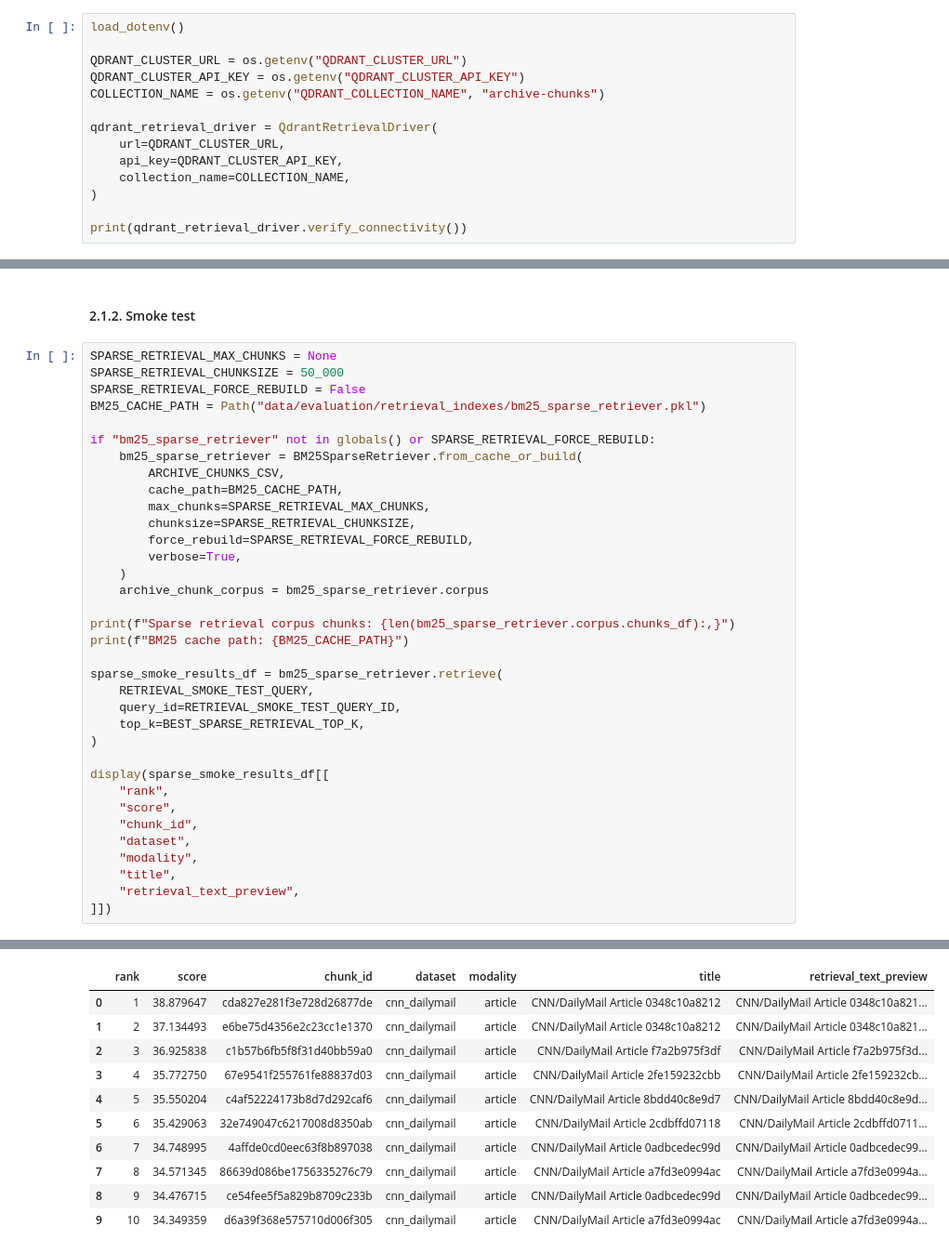
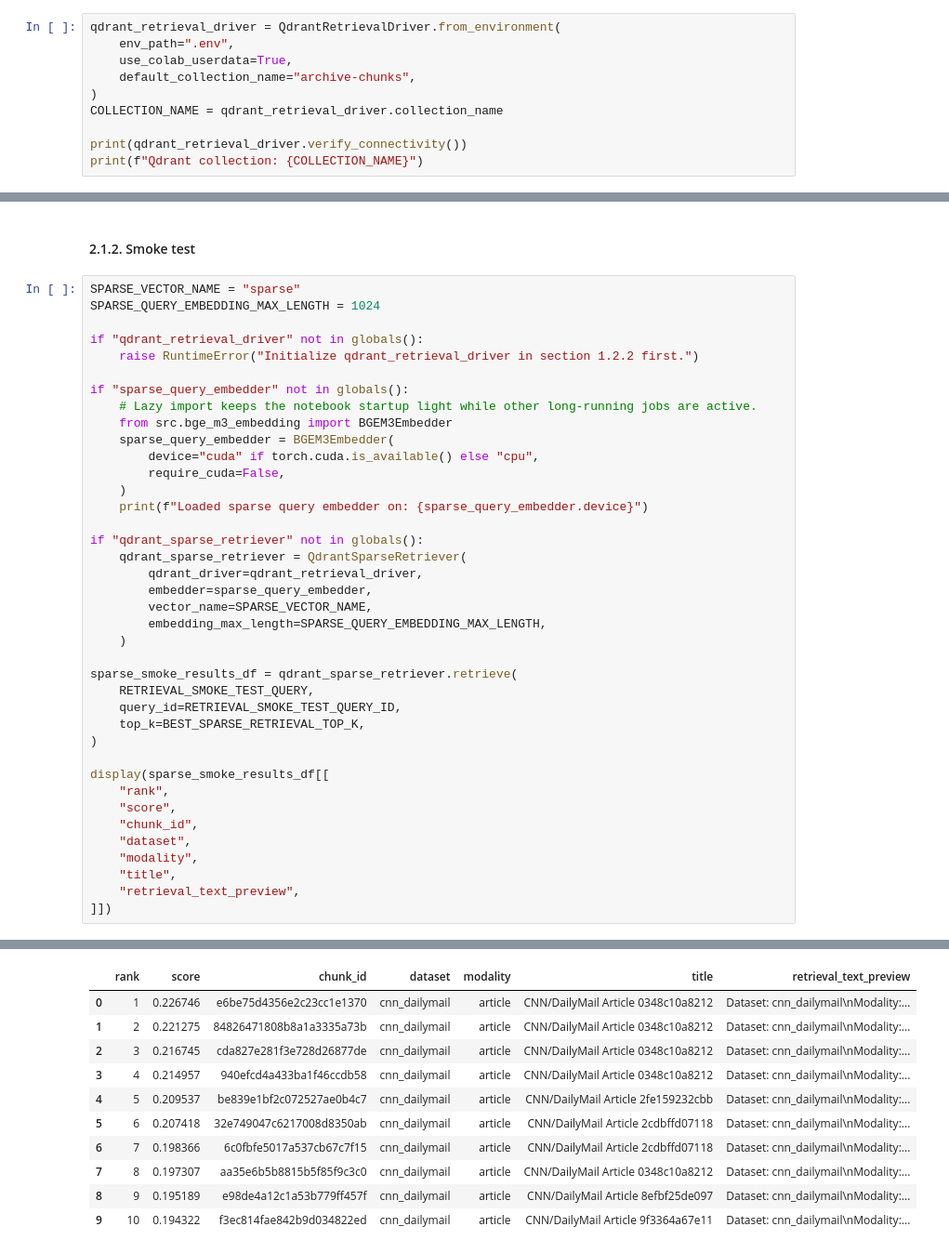
Before and after one commit to plminh-sdh/Design-and-Evaluation-of-Secure-Retrieval-Augmented-Systems-for-Large-Scale-Digital-Archives, a Jupyter notebook: Retrieval Component.ipynb, the cells around one changed output, grey strips where cells are left out. Shown at 93% size. Saved outputs shown, nothing was run; the diff lists cells and outputs as text.

Commit message:
fix sparse retrieval

```diff
--- a/Retrieval Component.ipynb
+++ b/Retrieval Component.ipynb
@@ -98,16 +100,12 @@ Run this section if you are running this notebook on Google Colab. Otherwise, ru
 # %% [markdown]
 #### 1.2.2. Local Setup
 # %%
-load_dotenv()
-
-QDRANT_CLUSTER_URL = os.getenv("QDRANT_CLUSTER_URL")
-QDRANT_CLUSTER_API_KEY = os.getenv("QDRANT_CLUSTER_API_KEY")
-COLLECTION_NAME = os.getenv("QDRANT_COLLECTION_NAME", "archive-chunks")
-
-qdrant_retrieval_driver = QdrantRetrievalDriver(
-    url=QDRANT_CLUSTER_URL,
-    api_key=QDRANT_CLUSTER_API_KEY,
-    collection_name=COLLECTION_NAME,
+qdrant_retrieval_driver = QdrantRetrievalDriver.from_environment(
+    env_path=".env",
+    use_colab_userdata=True,
+    default_collection_name="archive-chunks",
 )
+COLLECTION_NAME = qdrant_retrieval_driver.collection_name
 
 print(qdrant_retrieval_driver.verify_connectivity())
+print(f"Qdrant collection: {COLLECTION_NAME}")
@@ -177,26 +173,30 @@ Using smoke-test sparse top-k: 10
 # %% [markdown]
 #### 2.1.2. Smoke test
 # %%
-SPARSE_RETRIEVAL_MAX_CHUNKS = None
-SPARSE_RETRIEVAL_CHUNKSIZE = 50_000
-SPARSE_RETRIEVAL_FORCE_REBUILD = False
-BM25_CACHE_PATH = Path("data/evaluation/retrieval_indexes/bm25_sparse_retriever.pkl")
+SPARSE_VECTOR_NAME = "sparse"
+SPARSE_QUERY_EMBEDDING_MAX_LENGTH = 1024
 
-if "bm25_sparse_retriever" not in globals() or SPARSE_RETRIEVAL_FORCE_REBUILD:
-    bm25_sparse_retriever = BM25SparseRetriever.from_cache_or_build(
-        ARCHIVE_CHUNKS_CSV,
-        cache_path=BM25_CACHE_PATH,
-        max_chunks=SPARSE_RETRIEVAL_MAX_CHUNKS,
-        chunksize=SPARSE_RETRIEVAL_CHUNKSIZE,
-        force_rebuild=SPARSE_RETRIEVAL_FORCE_REBUILD,
-        verbose=True,
+if "qdrant_retrieval_driver" not in globals():
+    raise RuntimeError("Initialize qdrant_retrieval_driver in section 1.2.2 first.")
+
+if "sparse_query_embedder" not in globals():
+    # Lazy import keeps the notebook startup light while other long-running jobs are active.
+    from src.bge_m3_embedding import BGEM3Embedder
+    sparse_query_embedder = BGEM3Embedder(
+        device="cuda" if torch.cuda.is_available() else "cpu",
+        require_cuda=False,
     )
-    archive_chunk_corpus = bm25_sparse_retriever.corpus
+    print(f"Loaded sparse query embedder on: {sparse_query_embedder.device}")
 
-print(f"Sparse retrieval corpus chunks: {len(bm25_sparse_retriever.corpus.chunks_df):,}")
-print(f"BM25 cache path: {BM25_CACHE_PATH}")
+if "qdrant_sparse_retriever" not in globals():
+    qdrant_sparse_retriever = QdrantSparseRetriever(
+        qdrant_driver=qdrant_retrieval_driver,
+        embedder=sparse_query_embedder,
+        vector_name=SPARSE_VECTOR_NAME,
+        embedding_max_length=SPARSE_QUERY_EMBEDDING_MAX_LENGTH,
+    )
 
-sparse_smoke_results_df = bm25_sparse_retriever.retrieve(
+sparse_smoke_results_df = qdrant_sparse_retriever.retrieve(
     RETRIEVAL_SMOKE_TEST_QUERY,
     query_id=RETRIEVAL_SMOKE_TEST_QUERY_ID,
     top_k=BEST_SPARSE_RETRIEVAL_TOP_K,
@@ -217,14 +215,14 @@ BM25 cache path: data\evaluation\retrieval_indexes\bm25_sparse_retriever.pkl
 |  | rank | score | chunk_id | dataset | modality | title | retrieval_text_preview |
-| 0 | 1 | 38.879647 | cda827e281f3e728d26877de | cnn_dailymail | article | CNN/DailyMail Article 0348c10a8212 | CNN/DailyMail Article 0348c10a821... |
-| 1 | 2 | 37.134493 | e6be75d4356e2c23cc1e1370 | cnn_dailymail | article | CNN/DailyMail Article 0348c10a8212 | CNN/DailyMail Article 0348c10a821... |
-| 2 | 3 | 36.925838 | c1b57b6fb5f8f31d40bb59a0 | cnn_dailymail | article | CNN/DailyMail Article f7a2b975f3df | CNN/DailyMail Article f7a2b975f3d... |
-| 3 | 4 | 35.772750 | 67e9541f255761fe88837d03 | cnn_dailymail | article | CNN/DailyMail Article 2fe159232cbb | CNN/DailyMail Article 2fe159232cb... |
-| 4 | 5 | 35.550204 | c4af52224173b8d7d292caf6 | cnn_dailymail | article | CNN/DailyMail Article 8bdd40c8e9d7 | CNN/DailyMail Article 8bdd40c8e9d... |
-| 5 | 6 | 35.429063 | 32e749047c6217008d8350ab | cnn_dailymail | article | CNN/DailyMail Article 2cdbffd07118 | CNN/DailyMail Article 2cdbffd0711... |
-| 6 | 7 | 34.748995 | 4affde0cd0eec63f8b897038 | cnn_dailymail | article | CNN/DailyMail Article 0adbcedec99d | CNN/DailyMail Article 0adbcedec99... |
-| 7 | 8 | 34.571345 | 86639d086be1756335276c79 | cnn_dailymail | article | CNN/DailyMail Article a7fd3e0994ac | CNN/DailyMail Article a7fd3e0994a... |
-| 8 | 9 | 34.476715 | ce54fee5f5a829b8709c233b | cnn_dailymail | article | CNN/DailyMail Article 0adbcedec99d | CNN/DailyMail Article 0adbcedec99... |
-| 9 | 10 | 34.349359 | d6a39f368e575710d006f305 | cnn_dailymail | article | CNN/DailyMail Article a7fd3e0994ac | CNN/DailyMail Article a7fd3e0994a... |
+| 0 | 1 | 0.226746 | e6be75d4356e2c23cc1e1370 | cnn_dailymail | article | CNN/DailyMail Article 0348c10a8212 | Dataset: cnn_dailymail\nModality:... |
+| 1 | 2 | 0.221275 | 84826471808b8a1a3335a73b | cnn_dailymail | article | CNN/DailyMail Article 0348c10a8212 | Dataset: cnn_dailymail\nModality:... |
+| 2 | 3 | 0.216745 | cda827e281f3e728d26877de | cnn_dailymail | article | CNN/DailyMail Article 0348c10a8212 | Dataset: cnn_dailymail\nModality:... |
+| 3 | 4 | 0.214957 | 940efcd4a433ba1f46ccdb58 | cnn_dailymail | article | CNN/DailyMail Article 0348c10a8212 | Dataset: cnn_dailymail\nModality:... |
+| 4 | 5 | 0.209537 | be839e1bf2c072527ae0b4c7 | cnn_dailymail | article | CNN/DailyMail Article 2fe159232cbb | Dataset: cnn_dailymail\nModality:... |
+| 5 | 6 | 0.207418 | 32e749047c6217008d8350ab | cnn_dailymail | article | CNN/DailyMail Article 2cdbffd07118 | Dataset: cnn_dailymail\nModality:... |
+| 6 | 7 | 0.198366 | 6c0fbfe5017a537cb67c7f15 | cnn_dailymail | article | CNN/DailyMail Article 2cdbffd07118 | Dataset: cnn_dailymail\nModality:... |
+| 7 | 8 | 0.197307 | aa35e6b5b8815b5f85f9c3c0 | cnn_dailymail | article | CNN/DailyMail Article 0348c10a8212 | Dataset: cnn_dailymail\nModality:... |
+| 8 | 9 | 0.195189 | e98de4a12c1a53b779ff457f | cnn_dailymail | article | CNN/DailyMail Article 8efbf25de097 | Dataset: cnn_dailymail\nModality:... |
+| 9 | 10 | 0.194322 | f3ec814fae842b9d034822ed | cnn_dailymail | article | CNN/DailyMail Article 9f3364a67e11 | Dataset: cnn_dailymail\nModality:... |
 # %%
 # Inspect the full text for the top sparse retrieval results.
 SPARSE_SMOKE_PREVIEW_TOP_N = 3
```
Also changed, not shown: parts of 9 cells of this notebook, 4 other files.
